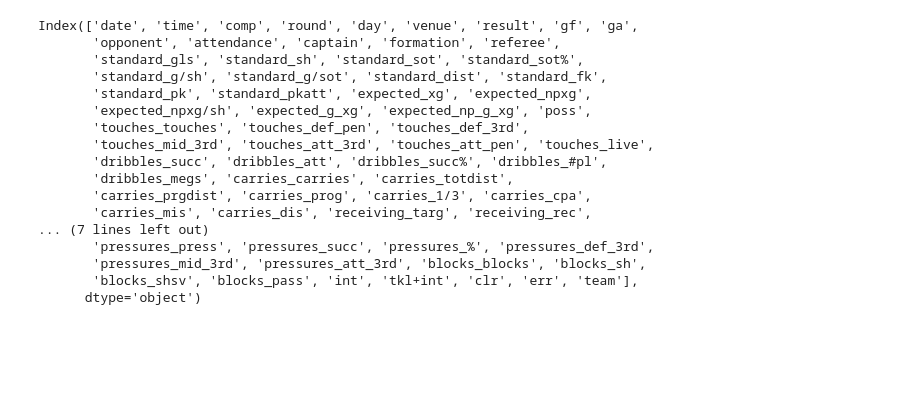
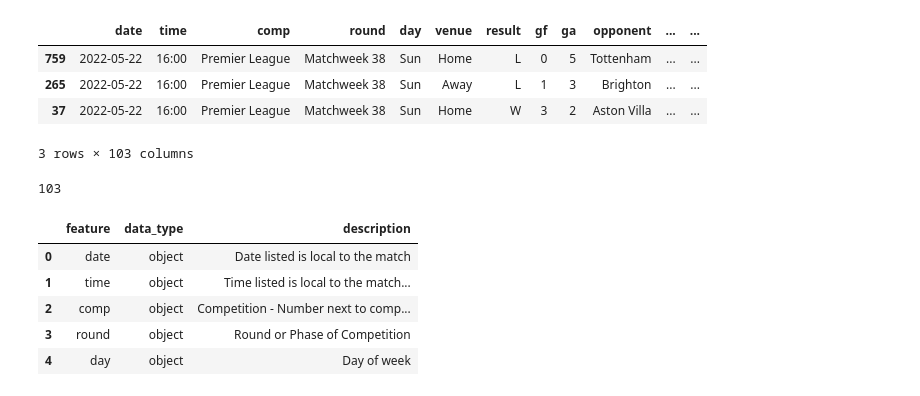
Before and after one commit to kevinmorris1/Kevin-Morris-Portfolio, a Jupyter notebook: Projects/Web Scraping/epl_web_scrape.ipynb, the cells around one changed output. Drawn from its saved outputs; the diff is of its cells as text; code cells hidden in the pictures; blank space fills up the shorter version.

```diff
--- a/Projects/Web Scraping/epl_web_scrape.ipynb
+++ b/Projects/Web Scraping/epl_web_scrape.ipynb
@@ -4,7 +4,7 @@ from bs4 import BeautifulSoup
 import pandas as pd
 import time
 # %%
-years = list(range(2022, 2018, -1))
+years = list(range(2022, 2021, -1))
 print(years)
 all_matches = []
 standings_url = "https://fbref.com/en/comps/9/Premier-League-Stats"
@@ -134,23 +115,32 @@ match_df.shape
-# %%
-match_df.columns
-# %% [output]
-Index(['date', 'time', 'comp', 'round', 'day', 'venue', 'result', 'gf', 'ga',
-       'opponent', 'attendance', 'captain', 'formation', 'referee',
-       'standard_gls', 'standard_sh', 'standard_sot', 'standard_sot%',
-       'standard_g/sh', 'standard_g/sot', 'standard_dist', 'standard_fk',
-       'standard_pk', 'standard_pkatt', 'expected_xg', 'expected_npxg',
-       'expected_npxg/sh', 'expected_g_xg', 'expected_np_g_xg', 'poss',
-       'touches_touches', 'touches_def_pen', 'touches_def_3rd',
-       'touches_mid_3rd', 'touches_att_3rd', 'touches_att_pen', 'touches_live',
-       'dribbles_succ', 'dribbles_att', 'dribbles_succ%', 'dribbles_#pl',
-       'dribbles_megs', 'carries_carries', 'carries_totdist',
-       'carries_prgdist', 'carries_prog', 'carries_1/3', 'carries_cpa',
-       'carries_mis', 'carries_dis', 'receiving_targ', 'receiving_rec',
-... (7 lines left out)
-       'pressures_press', 'pressures_succ', 'pressures_%', 'pressures_def_3rd',
-       'pressures_mid_3rd', 'pressures_att_3rd', 'blocks_blocks', 'blocks_sh',
-       'blocks_shsv', 'blocks_pass', 'int', 'tkl+int', 'clr', 'err', 'team'],
-      dtype='object')
+# %%
+# pd.set_option('max_columns', None) # set to see all columns in df
+pd.reset_option('max_columns')
+match_df.head(3)
+# %% [output]
+|  | date | time | comp | round | day | venue | result | gf | ga | opponent | ... | ... |
+| 759 | 2022-05-22 | 16:00 | Premier League | Matchweek 38 | Sun | Home | L | 0 | 5 | Tottenham | ... | ... |
+| 265 | 2022-05-22 | 16:00 | Premier League | Matchweek 38 | Sun | Away | L | 1 | 3 | Brighton | ... | ... |
+| 37 | 2022-05-22 | 16:00 | Premier League | Matchweek 38 | Sun | Home | W | 3 | 2 | Aston Villa | ... | ... |
+3 rows × 103 columns
+# %%
+len(pd.read_csv('dictionary.csv').loc[:,'description'])
+# %% [output]
+103
+# %%
+# pd.set_option('max_rows', None) # set this to seee all columns
+# pd.reset_option('max_rows')
+pd.DataFrame({
+    'feature': list(match_df.columns),
+    'data_type': list(match_df.dtypes),
+    'description': list(pd.read_csv('dictionary.csv')['description'])
+}).head(5)
+# %% [output]
+|  | feature | data_type | description |
+| 0 | date | object | Date listed is local to the match |
+| 1 | time | object | Time listed is local to the match... |
+| 2 | comp | object | Competition - Number next to comp... |
+| 3 | round | object | Round or Phase of Competition |
+| 4 | day | object | Day of week |
 # %%
 import plotly.express as px
 fig = px.scatter(
```
Also changed, not shown: parts of 5 cells of this notebook, 4 other files.
